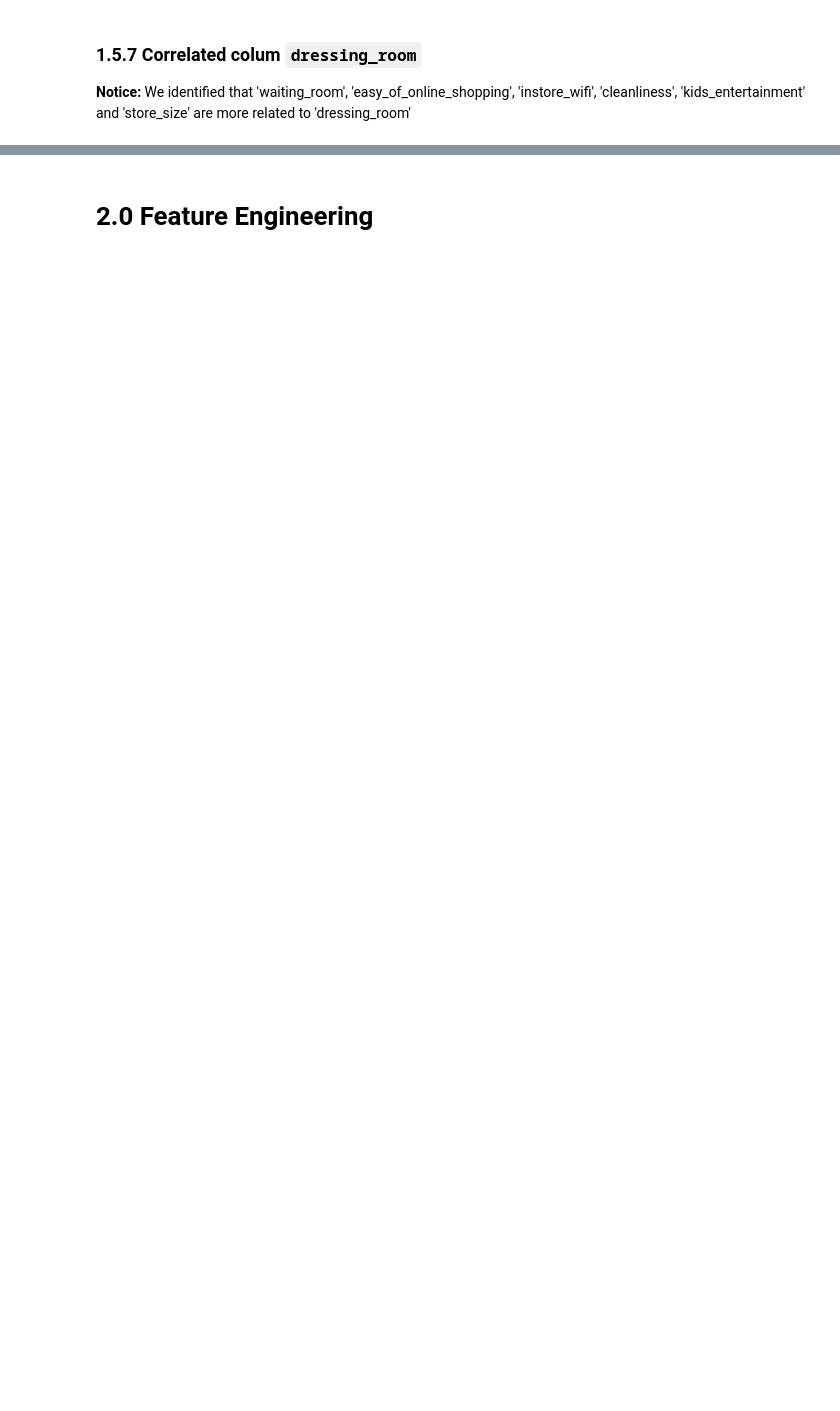
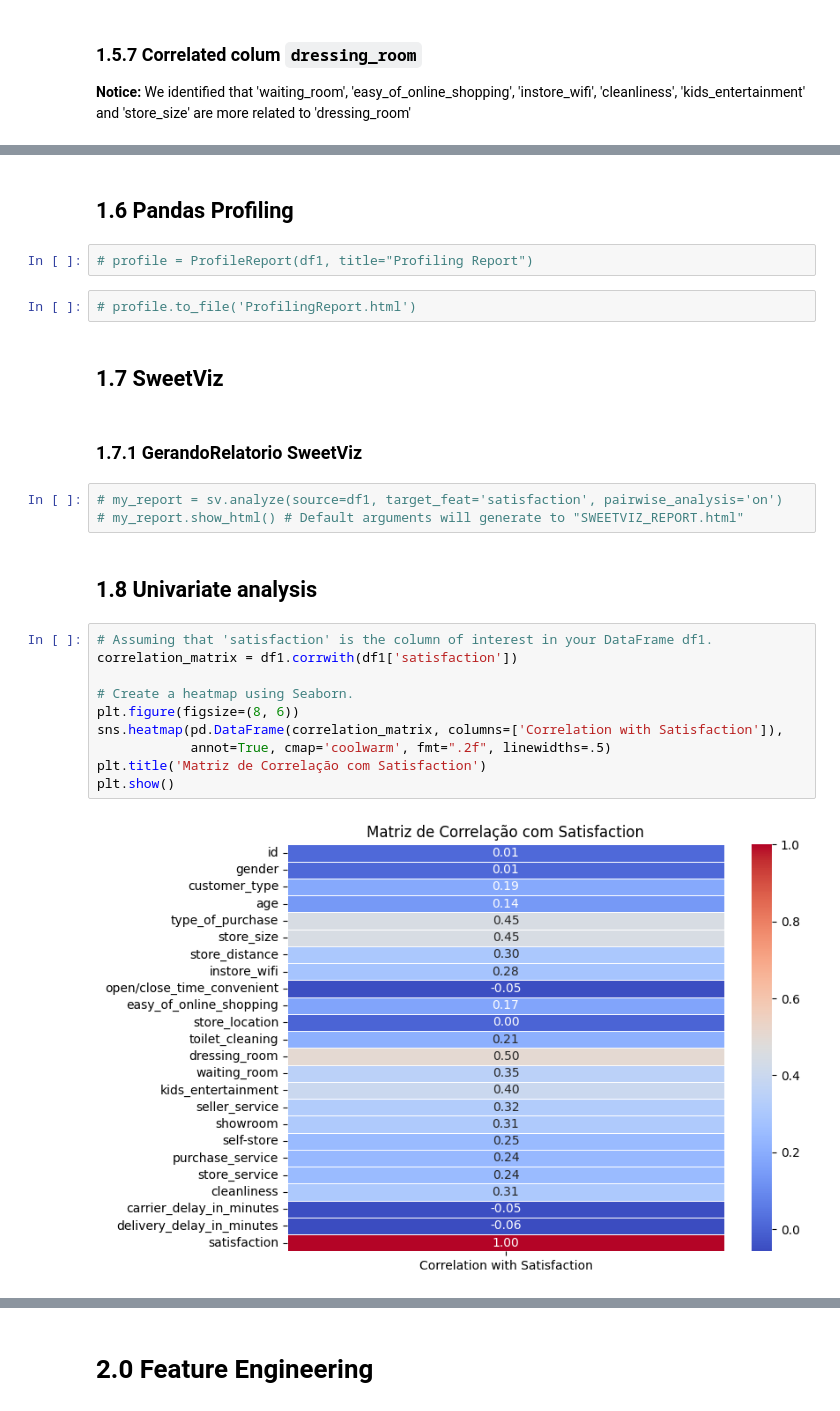
Before and after one commit to FernandoBatistaDS/InStyle_competition_kaggle, a Jupyter notebook: main.ipynb, the cells around one changed output, grey strips where cells are left out. Cells and saved outputs as stored; diff of their text form; blank space fills up the shorter version.

Commit message:
fix: Univariate Analysis - Data description

```diff
--- a/main.ipynb
+++ b/main.ipynb
@@ -261,0 +264,27 @@ plt.show()
+# %% [markdown]
+## 1.6 Pandas Profiling
+# %%
+# profile = ProfileReport(df1, title="Profiling Report")
+# %%
+# profile.to_file('ProfilingReport.html')
+# %% [markdown]
+## 1.7 SweetViz
+# %% [markdown]
+### 1.7.1 GerandoRelatorio SweetViz
+# %%
+# my_report = sv.analyze(source=df1, target_feat='satisfaction', pairwise_analysis='on')
+# my_report.show_html() # Default arguments will generate to "SWEETVIZ_REPORT.html"
+# %% [markdown]
+## 1.8 Univariate analysis
+# %%
+# Assuming that 'satisfaction' is the column of interest in your DataFrame df1.
+correlation_matrix = df1.corrwith(df1['satisfaction'])
+
+# Create a heatmap using Seaborn.
+plt.figure(figsize=(8, 6))
+sns.heatmap(pd.DataFrame(correlation_matrix, columns=['Correlation with Satisfaction']),
+            annot=True, cmap='coolwarm', fmt=".2f", linewidths=.5)
+plt.title('Matriz de Correlação com Satisfaction')
+plt.show()
+# %% [output]
+[figure, added]
```
Also changed, not shown: parts of 128 cells of this notebook, 2 other files.
